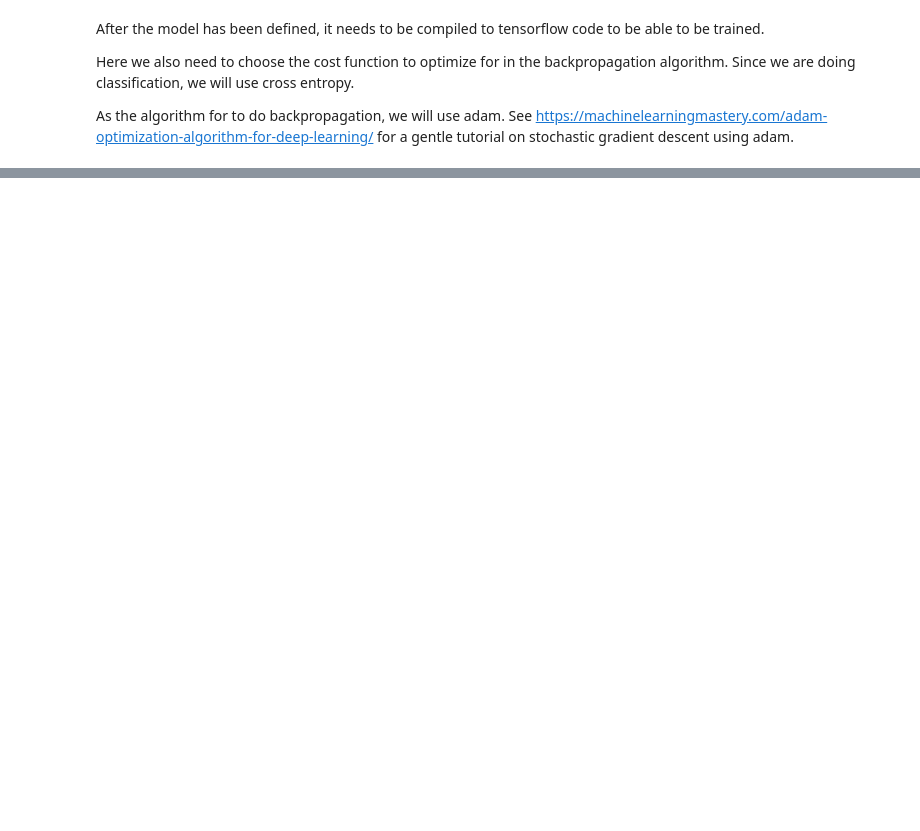
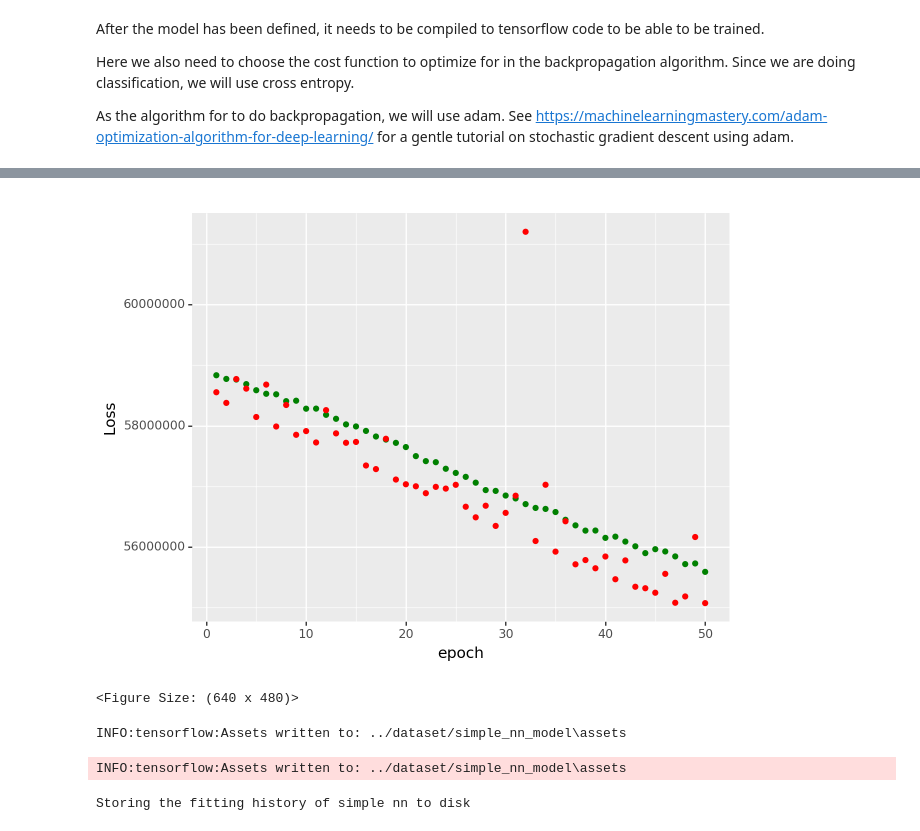
Before and after one commit to alvaarro/AI_Group11_Assignment, a Jupyter notebook: Car_Sales.ipynb, the cells around one changed output, grey strips where cells are left out. Drawn from its saved outputs; the diff is of its cells as text; code cells hidden in the pictures; blank space fills up the shorter version.

```diff
--- a/Car_Sales.ipynb
+++ b/Car_Sales.ipynb
@@ -515,0 +588,2 @@ model.fit(X_train_scaled, Y_train)
+# %%
+simple_nn.fit(X_train, Y_train, epochs=50, batch_size = 50, validation_data= (X_val, Y_val))
@@ -515,0 +609,35 @@ model.fit(X_train_scaled, Y_train)
+# %%
+# plot the training loss over epochs
+def plot_loss(nn_model):
+    loss_df = pd.DataFrame({
+        'train_loss': nn_model.history.history['loss'],
+        'val_loss': nn_model.history.history['val_loss']
+    })
+    loss_df = loss_df.assign(epoch = np.arange(1, 51))
+
+    p = (
+        ggplot(loss_df) +
+        geom_point(aes(x='epoch', y='train_loss'), color='green') +
+        geom_point(aes(x='epoch', y='val_loss'), color='red') +
+        scale_x_continuous(breaks = np.arange(0, 150, 10)) +
+        ylab("Loss")
+    )
+    return p
+
+plot_loss(simple_nn)
+# %% [output]
+[figure, added]
+<Figure Size: (640 x 480)>
+# %%
+# save the above simple nn fitted model to look at it later. We need to use the keras save command
+# this command will save all the components of the model, in particular the architecture and the weights
+# note: it will NOT save the training history. This needs to be saved separately.
+simple_nn.save('../dataset/simple_nn_model')
+
+print("Storing the fitting history of simple nn to disk")
+with open('../dataset/simple_nn_history.json', 'w') as handle:
+    json.dump(simple_nn.history.history, handle)
+# %% [output]
+INFO:tensorflow:Assets written to: ../dataset/simple_nn_model\assets
+INFO:tensorflow:Assets written to: ../dataset/simple_nn_model\assets
+Storing the fitting history of simple nn to disk
```
Also changed, not shown: parts of 22 cells of this notebook.
